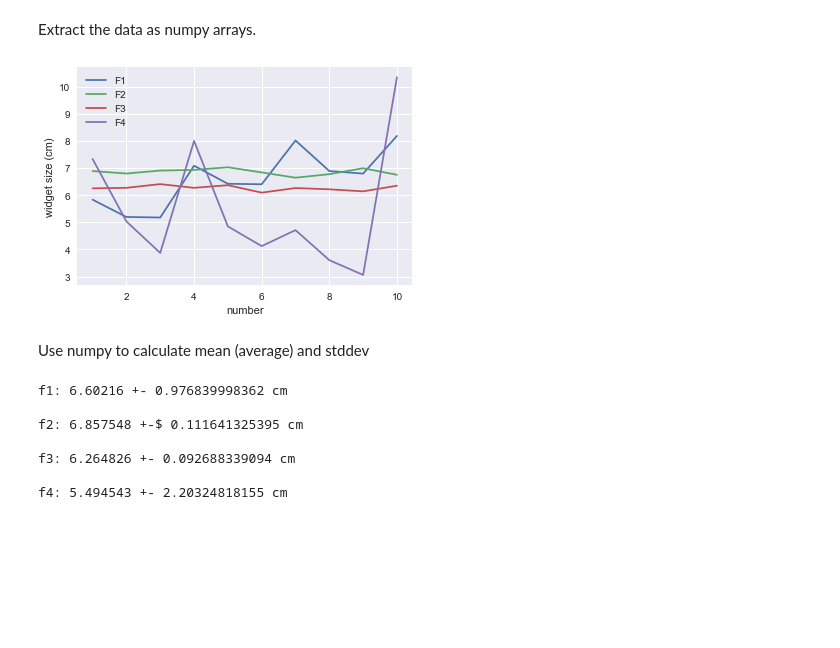
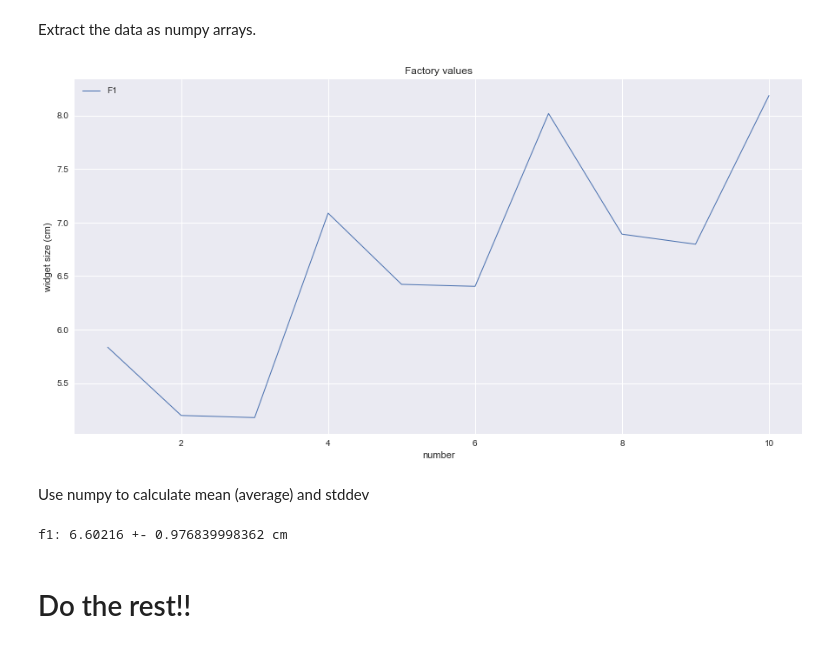
Before and after one commit to ama149/PHYS132, a Jupyter notebook: Lab2/warmup.ipynb, the cells around one changed output. Cells and saved outputs as stored; diff of their text form; code cells hidden in the pictures; blank space fills up the shorter version.

```diff
--- a/Lab2/warmup.ipynb
+++ b/Lab2/warmup.ipynb
@@ -45,45 +44,32 @@ f4 = df['Factory 4'].values
 # %%
 # this plots the lines
-plt.plot(number, f1, color = 'C0', label = r'F1')
-plt.plot(number, f2, color = 'C1', label = r'F2')
-plt.plot(number, f3, color = 'C2', label = r'F3')
-plt.plot(number, f4, color = 'C3', label = r'F4')
+plt.plot(number, f1, color = 'C0', label = r'F1', linewidth  = 1.0, linestyle = '-')
+
+plt.title('Factory values')
 
 # place the legend in the upper left corner
 plt.legend(loc = 'upper left')
 
 # label the axis
 plt.xlabel(r'number')
 plt.ylabel(r'widget size (cm)')
 
 # show the plot
 plt.show()
 # %% [output]
-[figure, old version]
+[figure, new version]
 # %% [markdown]
 Use numpy to calculate mean (average) and stddev
-# %%
-#
-av1 = np.mean(f1)
-av2 = np.mean(f2)
-av3 = np.mean(f3)
-av4 = np.mean(f4)
-
-std1 = np.sqrt(np.var(f1))
-std2 = np.sqrt(np.var(f2))
-std3 = np.sqrt(np.var(f3))
-std4 = np.sqrt(np.var(f4))
-
-# print the result
-print('f1:', av1, r'+-', std1, 'cm \n')
-print('f2:', av2, r'+-', std2, 'cm \n')
-print('f3:', av3, r'+-', std3, 'cm \n')
-print('f4:', av4, r'+-', std4, 'cm \n')
-# %% [output]
-f1: 6.60216 +- 0.976839998362 cm
-
-f2: 6.857548 +-$ 0.111641325395 cm
-
-f3: 6.264826 +- 0.092688339094 cm
-
-f4: 5.494543 +- 2.20324818155 cm
+# %%
+# calculate the mean
+av1 = np.mean(f1)
+
+# calculate the std dev
+std1 = np.sqrt(np.var(f1))
+
+# print the result
+print('f1:', av1, r'+-', std1, 'cm \n')
+# %% [output]
+f1: 6.60216 +- 0.976839998362 cm
+# %% [markdown]
+# Do the rest!!
```
Also changed, not shown: parts of 2 cells of this notebook.
